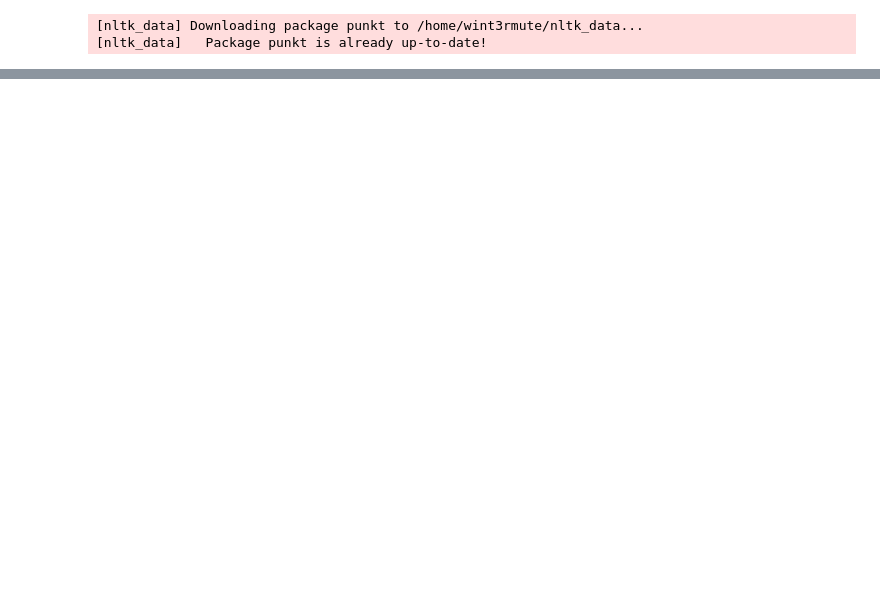
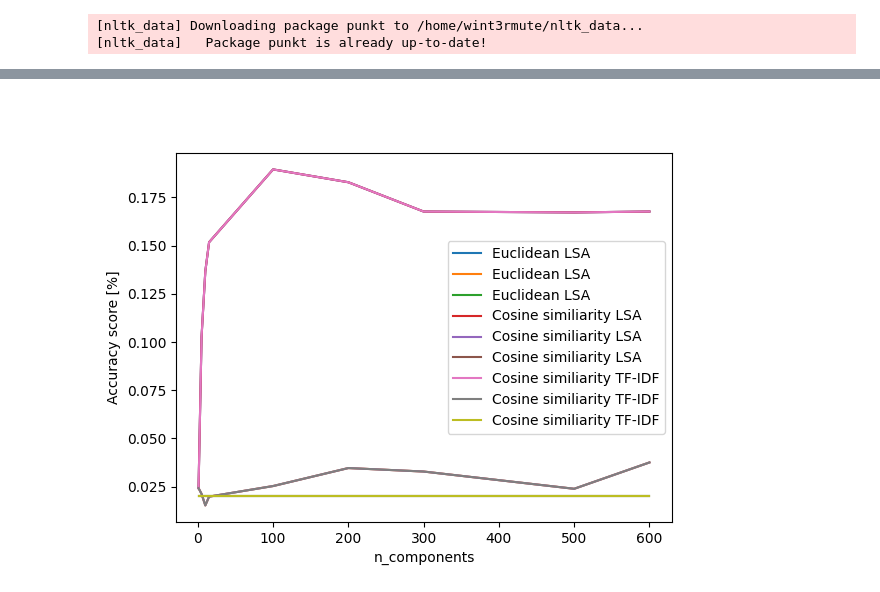
Before and after one commit to Wint3rmute/baczek.me, a Jupyter notebook: umap.ipynb, the cells around one changed output, grey strips where cells are left out. Cells and saved outputs as stored; diff of their text form; code cells hidden in the pictures; blank space fills up the shorter version.

```diff
--- a/umap.ipynb
+++ b/umap.ipynb
@@ -205,6 +201,8 @@ hit/miss:  0.1807081807081807
 # %%
 result = []
-for num_components in [50, 60, 70, 80, 90, 100, 110, 120, 130, 140, 150]:
+num_components_values = [1, 5, 10, 15, 100, 200, 300, 500 , 600]
+
+for num_components in num_components_values:
     for distance_fun in ["distance_lsa"]:
         result.append([
             get_hits_and_misses(num_components, "distance_lsa"),
@@ -266,3 +264,14 @@ hit/miss:  0.01807334620108791
+# %%
+plt.close()
+plt.plot(num_components_values, result, label="Euclidean LSA")
+plt.plot(num_components_values, result, label="Cosine similiarity LSA")
+plt.plot(num_components_values, result, label="Cosine similiarity TF-IDF")
+plt.legend()
+plt.xlabel("n_components")
+plt.ylabel("Accuracy score [%]")
+plt.show()
+# %% [output]
+[figure, added]
 # %%
 plt.close()
 
```
Also changed, not shown: parts of 6 cells of this notebook.
